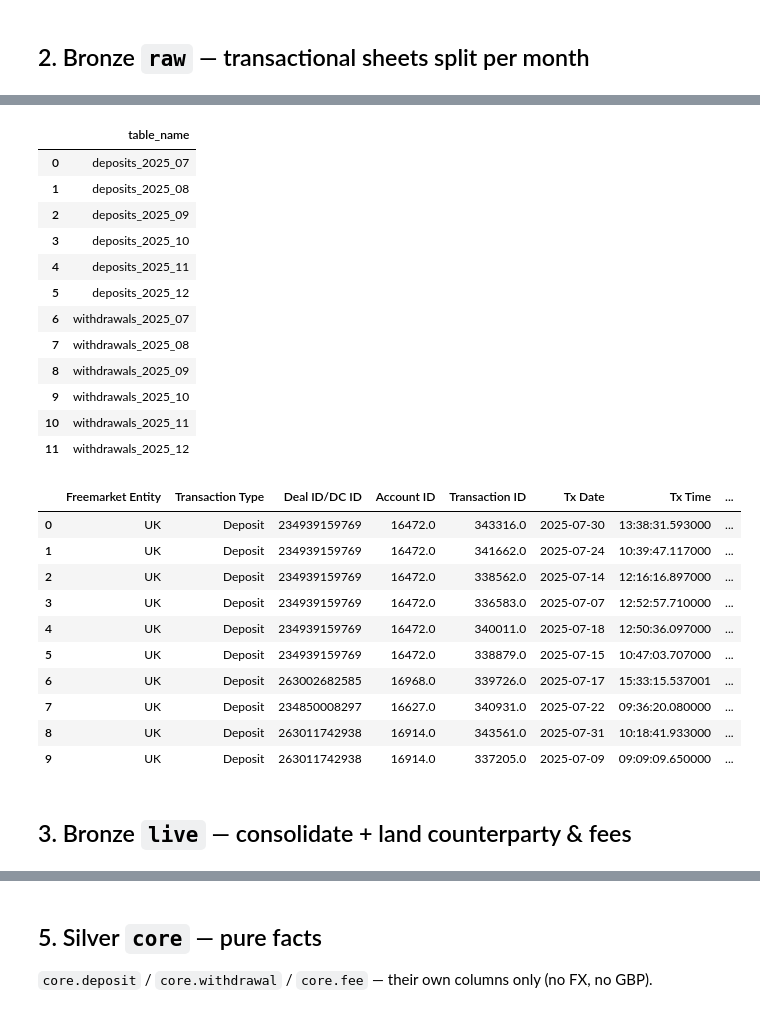
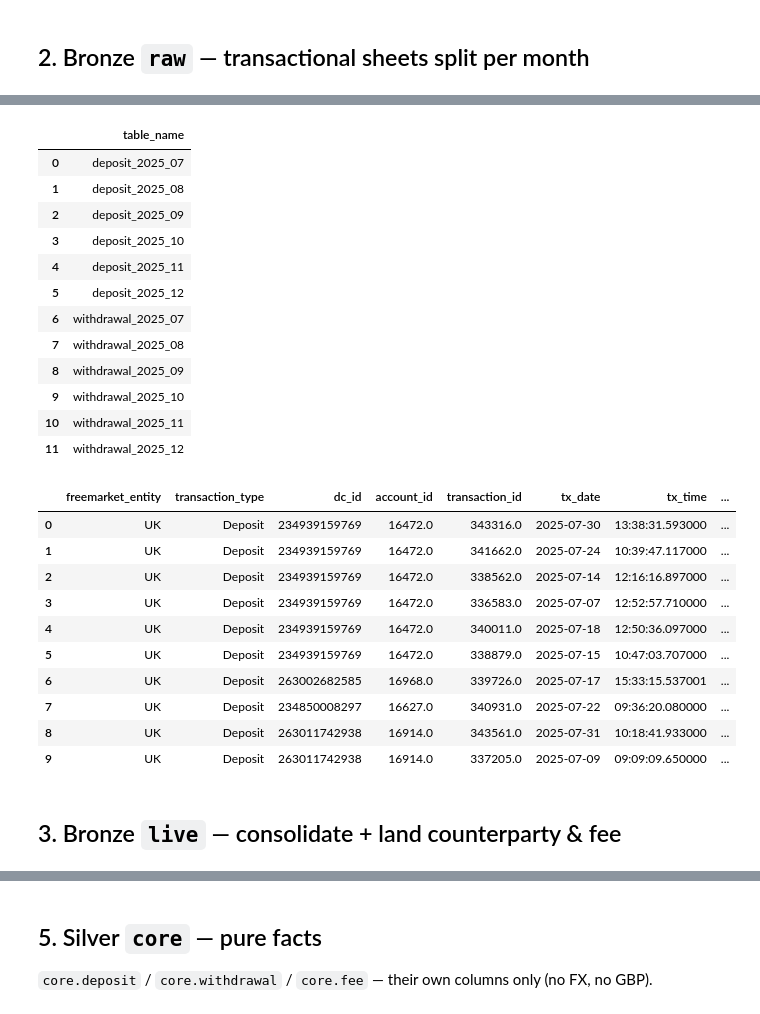
Before and after one commit to hallabehery/FM-Data-Engineer-Test-HS, a Jupyter notebook: notebook/pipeline.ipynb, the cells around one changed output, grey strips where cells are left out. Saved outputs shown, nothing was run; the diff lists cells and outputs as text; code cells hidden in the pictures.

```diff
--- a/notebook/pipeline.ipynb
+++ b/notebook/pipeline.ipynb
@@ -56,29 +52,25 @@ for r in bronze.build_raw_monthly(con):
 # %%
 # Tables created so far in the 'raw' schema
-con.sql("""
-    SELECT table_name
-    FROM duckdb_tables() WHERE schema_name = 'raw'
-    ORDER BY table_name
-""").df()
+con.sql("SELECT table_name FROM duckdb_tables() WHERE schema_name = 'raw' ORDER BY table_name").df()
 # %% [output]
 |  | table_name |
-| 0 | deposits_2025_07 |
-| 1 | deposits_2025_08 |
-| 2 | deposits_2025_09 |
-| 3 | deposits_2025_10 |
-| 4 | deposits_2025_11 |
-| 5 | deposits_2025_12 |
-| 6 | withdrawals_2025_07 |
-| 7 | withdrawals_2025_08 |
-| 8 | withdrawals_2025_09 |
-| 9 | withdrawals_2025_10 |
-| 10 | withdrawals_2025_11 |
-| 11 | withdrawals_2025_12 |
+| 0 | deposit_2025_07 |
+| 1 | deposit_2025_08 |
+| 2 | deposit_2025_09 |
+| 3 | deposit_2025_10 |
+| 4 | deposit_2025_11 |
+| 5 | deposit_2025_12 |
+| 6 | withdrawal_2025_07 |
+| 7 | withdrawal_2025_08 |
+| 8 | withdrawal_2025_09 |
+| 9 | withdrawal_2025_10 |
+| 10 | withdrawal_2025_11 |
+| 11 | withdrawal_2025_12 |
 # %%
-# SELECT * from one table in this schema (LIMIT 10 to keep output readable)
-con.sql("SELECT * FROM raw.deposits_2025_07 LIMIT 10").df()
+# SELECT * from one table in this schema (LIMIT 10)
+con.sql("SELECT * FROM raw.deposit_2025_07 LIMIT 10").df()
 # %% [output]
-|  | Freemarket Entity | Transaction Type | Deal ID/DC ID | Account ID | Transaction ID | Tx Date | Tx Time | ... |
+|  | freemarket_entity | transaction_type | dc_id | account_id | transaction_id | tx_date | tx_time | ... |
 | 0 | UK | Deposit | 234939159769 | 16472.0 | 343316.0 | 2025-07-30 | 13:38:31.593000 | ... |
 | 1 | UK | Deposit | 234939159769 | 16472.0 | 341662.0 | 2025-07-24 | 10:39:47.117000 | ... |
 | 2 | UK | Deposit | 234939159769 | 16472.0 | 338562.0 | 2025-07-14 | 12:16:16.897000 | ... |
@@ -90,7 +82,7 @@ con.sql("SELECT * FROM raw.deposits_2025_07 LIMIT 10").df()
 | 8 | UK | Deposit | 263011742938 | 16914.0 | 343561.0 | 2025-07-31 | 10:18:41.933000 | ... |
 | 9 | UK | Deposit | 263011742938 | 16914.0 | 337205.0 | 2025-07-09 | 09:09:09.650000 | ... |
 # %% [markdown]
-## 3. Bronze `live` — consolidate + land counterparty & fees
+## 3. Bronze `live` — consolidate + land counterparty & fee
 # %%
 for r in bronze.build_live(con):
     print(r)
```
Also changed, not shown: parts of 23 cells of this notebook, 10 other files.
